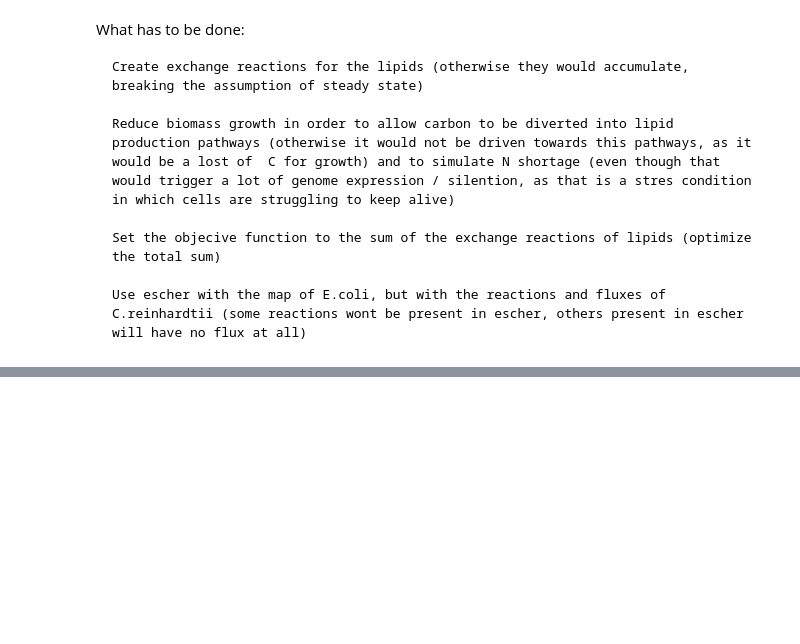
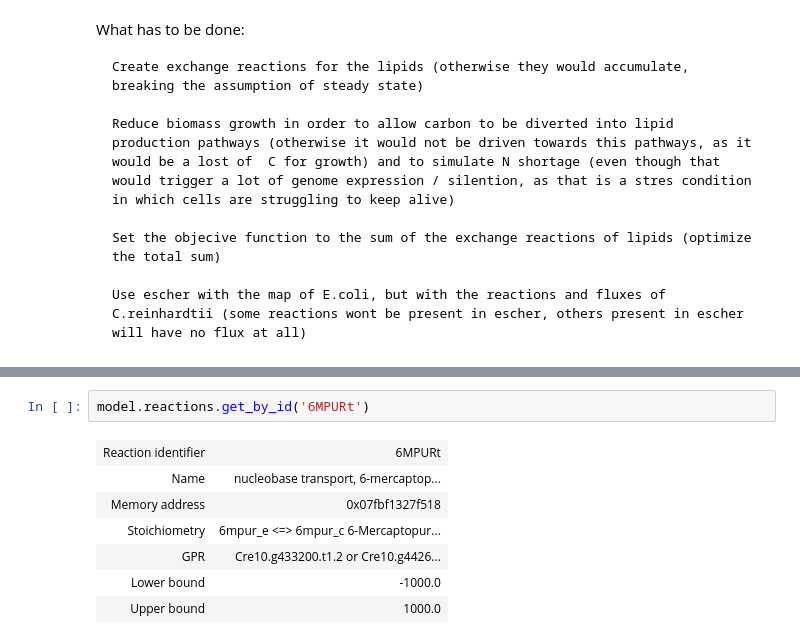
Before and after one commit to elena-krismer/27410-2020-group-project-group12-c-reinhardtii, a Jupyter notebook: Report.ipynb, the cells around one changed output, grey strips where cells are left out. Saved outputs shown, nothing was run; the diff lists cells and outputs as text; blank space fills up the shorter version.

```diff
--- a/Report.ipynb
+++ b/Report.ipynb
@@ -196,0 +235,10 @@ What has to be done:
+# %%
+model.reactions.get_by_id('6MPURt')
+# %% [output]
+| Reaction identifier | 6MPURt |
+| Name | nucleobase transport, 6-mercaptop... |
+| Memory address | 0x07fbf1327f518 |
+| Stoichiometry | 6mpur_e <=> 6mpur_c 6-Mercaptopur... |
+| GPR | Cre10.g433200.t1.2 or Cre10.g4426... |
+| Lower bound | -1000.0 |
+| Upper bound | 1000.0 |
```
Also changed, not shown: parts of 8 cells of this notebook, 2 other files.
